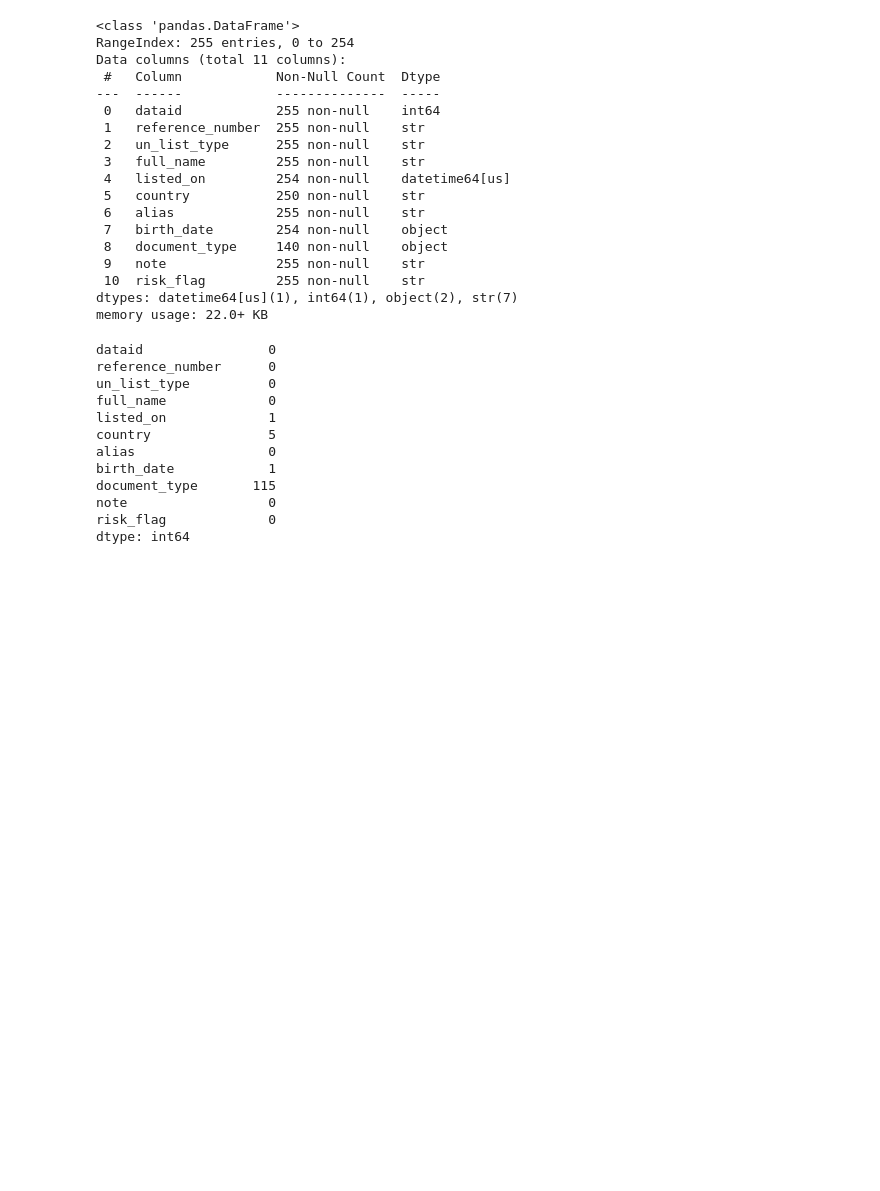
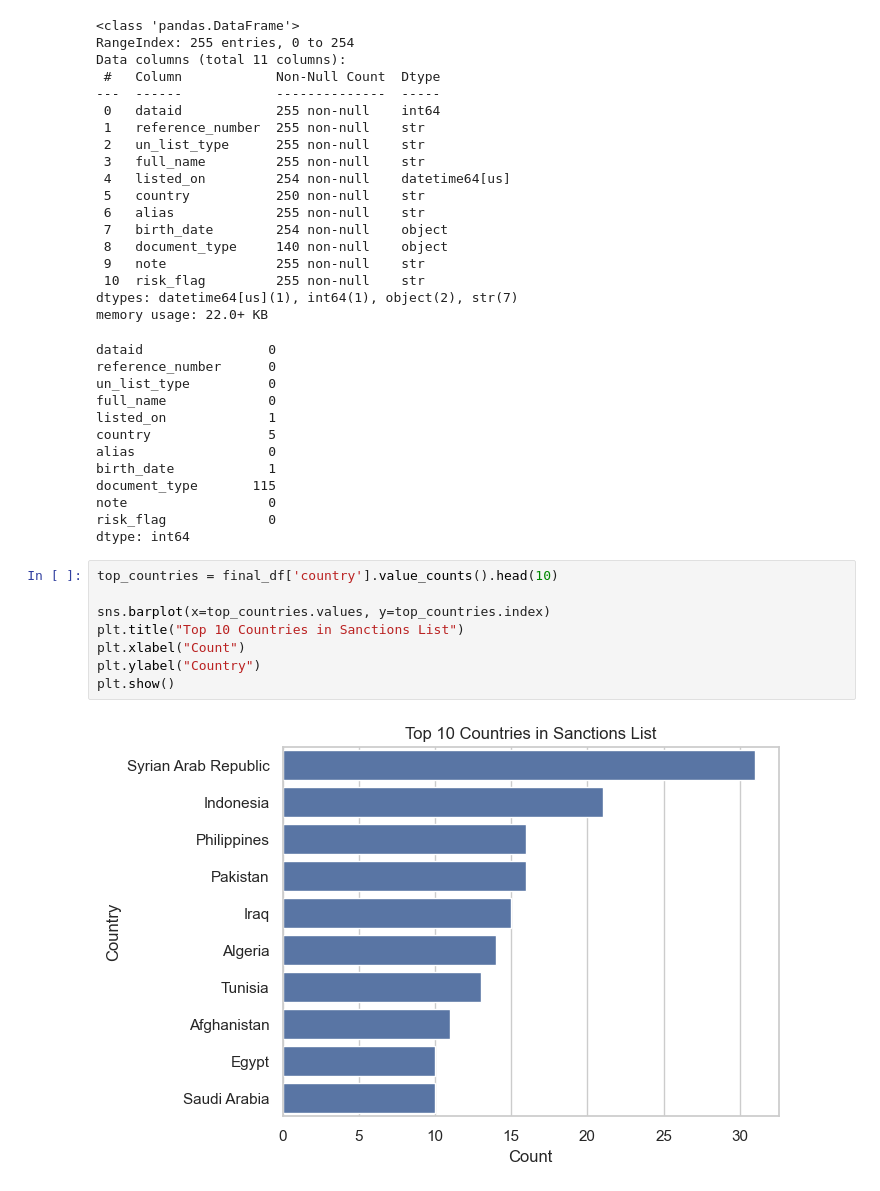
Before and after one commit to das-pradip/EDA_Practice, a Jupyter notebook: eda_un.ipynb, the cells around one changed output. Saved outputs shown, nothing was run; the diff lists cells and outputs as text; blank space fills up the shorter version.

```diff
--- a/eda_un.ipynb
+++ b/eda_un.ipynb
@@ -278,3 +278,13 @@ document_type       115
 note                  0
 risk_flag             0
 dtype: int64
+# %%
+top_countries = final_df['country'].value_counts().head(10)
+
+sns.barplot(x=top_countries.values, y=top_countries.index)
+plt.title("Top 10 Countries in Sanctions List")
+plt.xlabel("Count")
+plt.ylabel("Country")
+plt.show()
+# %% [output]
+[figure, added]
```
